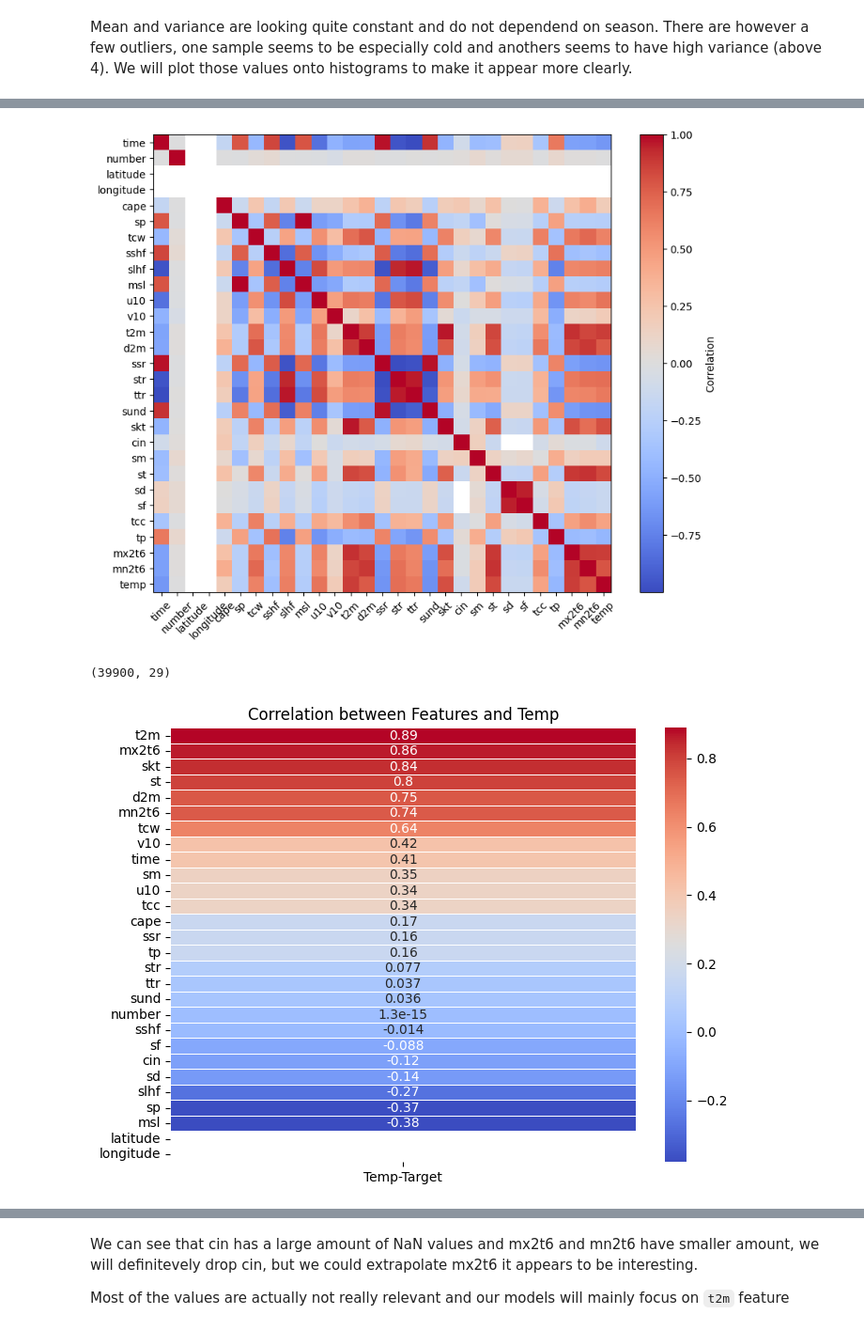
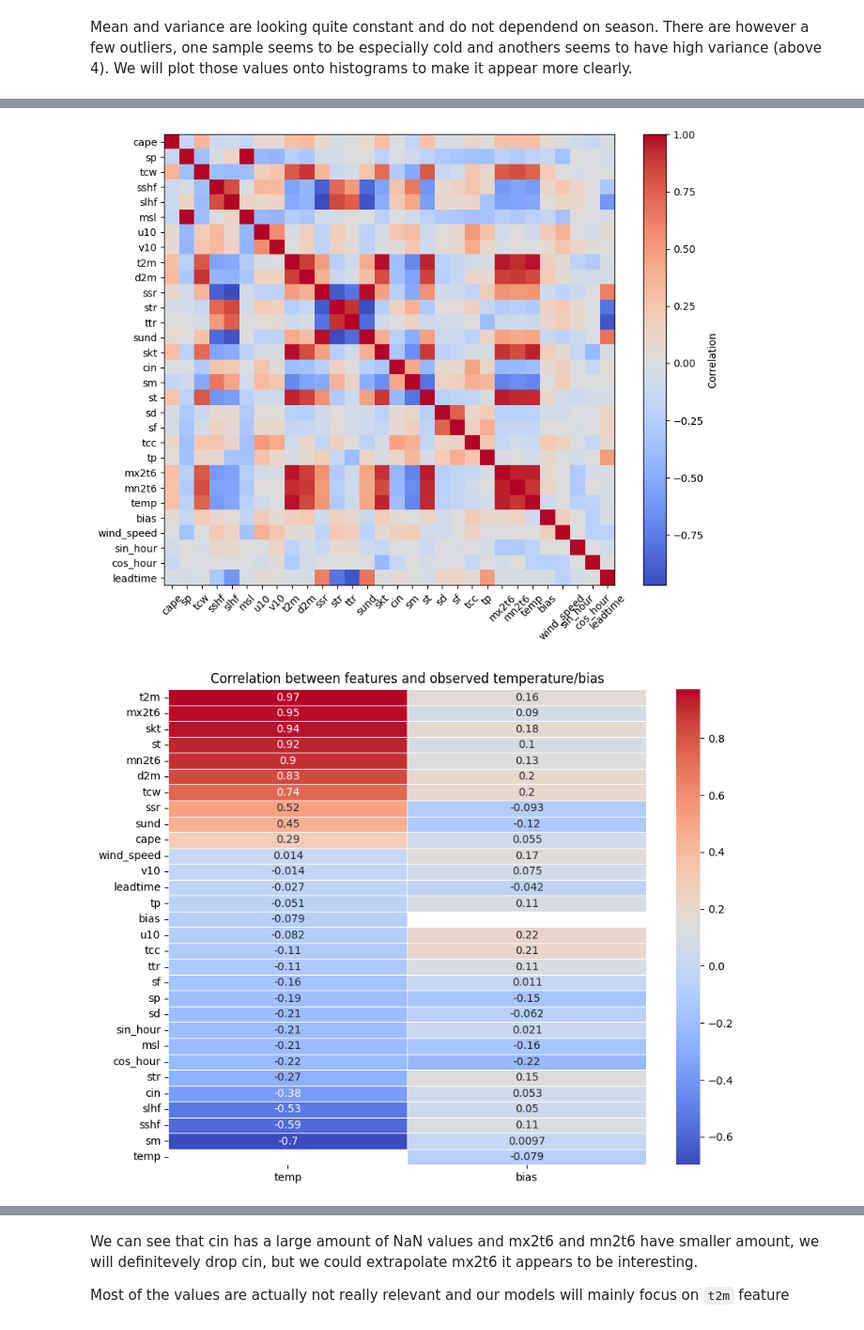
Before and after one commit to larsbonnefoy/TAI_Project, a Jupyter notebook: Lars_Bonnefoy_Forecast.ipynb, the cells around one changed output, grey strips where cells are left out. Shown at 94% size. Drawn from its saved outputs; the diff is of its cells as text; code cells hidden in the pictures.

```diff
--- a/Lars_Bonnefoy_Forecast.ipynb
+++ b/Lars_Bonnefoy_Forecast.ipynb
@@ -881,3 +835,21 @@ As our data is now merged, we will analyze dependencies between our feature vari
+# %%
+def add_features_uhi(df):
+    """
+        Adds all features required for uhi prediction
+    """
+    df = df.reset_index()
+    df['temp'] = df['temp'] + C_0
+    df['bias'] = df['t2m'] - (df['temp'] + C_0)
+    df['wind_speed'] = np.sqrt(df['v10'] ** 2 + df['u10'] ** 2)
+    df['time'] = pd.to_datetime(df['time'])
+    df['sin_hour'] = np.sin(2 * np.pi * df['time'].dt.hour / 24)
+    df['cos_hour'] = np.cos(2 * np.pi * df['time'].dt.hour / 24)
+    df = df.assign(leadtime=lambda x: x.index * 6)
+    return df
+
+df_analysis_list = create_ens_fc_list()
+operations = compose(add_features_uhi, group_mean_time , only_df)
+df_analysis_list = list(map(operations, df_analysis_list))
 # %%
 def display_corr_matrix(df):
     corr_matrix = df.corr()
@@ -887,29 +859,19 @@ def display_corr_matrix(df):
     plt.yticks(range(len(corr_matrix)), corr_matrix.columns)
     plt.colorbar(label='Correlation')
     plt.show()
-df_1 = train_set[0][1]
 
-display_corr_matrix(df_1)
+df_analysis_corr = reduce(merge_df, df_analysis_list).drop(columns=['number', 'latitude', 'longitude', 'time'])
+display_corr_matrix(df_analysis_corr)
 # %% [output]
-[figure, old version]
+[figure, new version]
 # %%
-import seaborn as sns
-complete_df = reduce_df(train_set)
-
-complete_df['temp'] = complete_df['temp'] + C_0
-
-# Code stolen from Bektas :))
-print(complete_df.shape)
-correlations = complete_df.corr()['temp'].sort_values(ascending=False).drop('temp')
-
-# Create a DataFrame to hold the correlation values
-temp_corr_df = pd.DataFrame({'Temp-Target': correlations})
-
-# Create the heatmap
-plt.figure(figsize=(8, 6))
+correlations_temp = df_analysis_corr.corr()['temp'].drop('temp')
+correlations_delta = df_analysis_corr.corr()['bias'].drop('bias')
+temp_corr_df = pd.DataFrame({'temp': correlations_temp, 'bias': correlations_delta})
+temp_corr_df = temp_corr_df.sort_values(by=temp_corr_df.columns[0], ascending=False)
+plt.figure(figsize=(10, 8))
 sns.heatmap(temp_corr_df, annot=True, cmap='coolwarm', linewidths=0.5)
-plt.title('Correlation between Features and Temp')
+plt.title('Correlation between features and observed temperature/bias')
 plt.show()
 # %% [output]
-(39900, 29)
-[figure, old version]
+[figure, new version]
```
Also changed, not shown: parts of 68 cells of this notebook, 3 other files.
